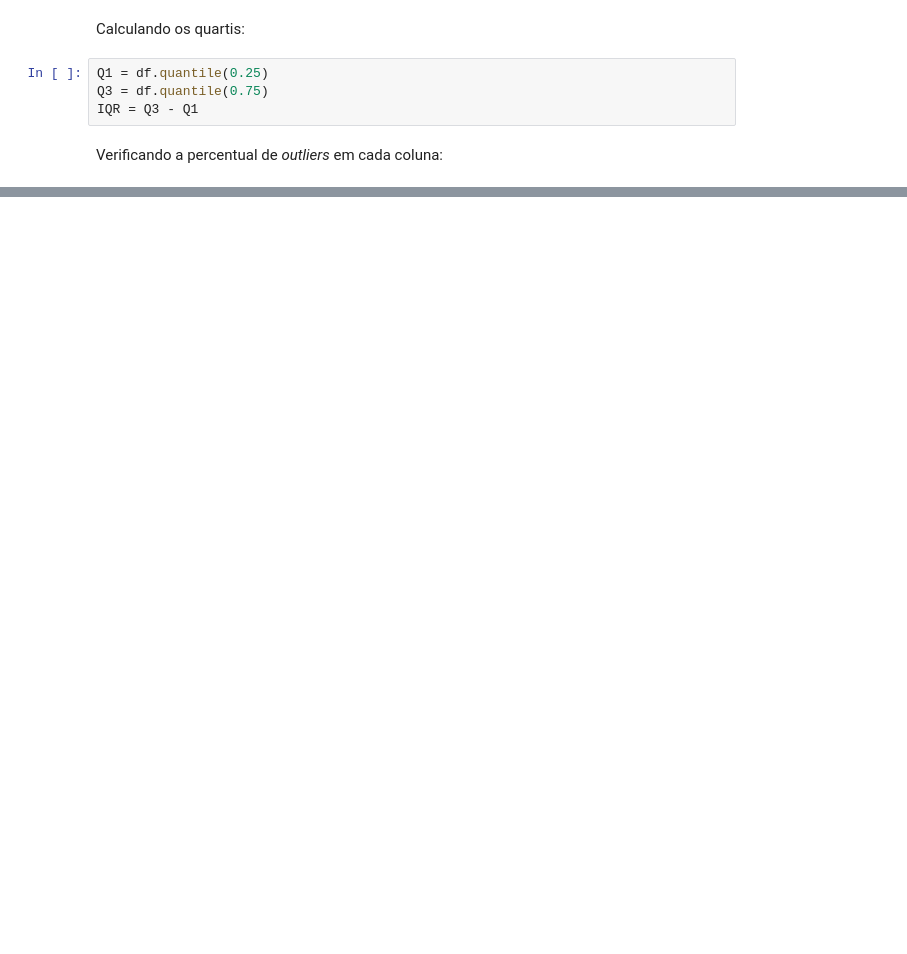
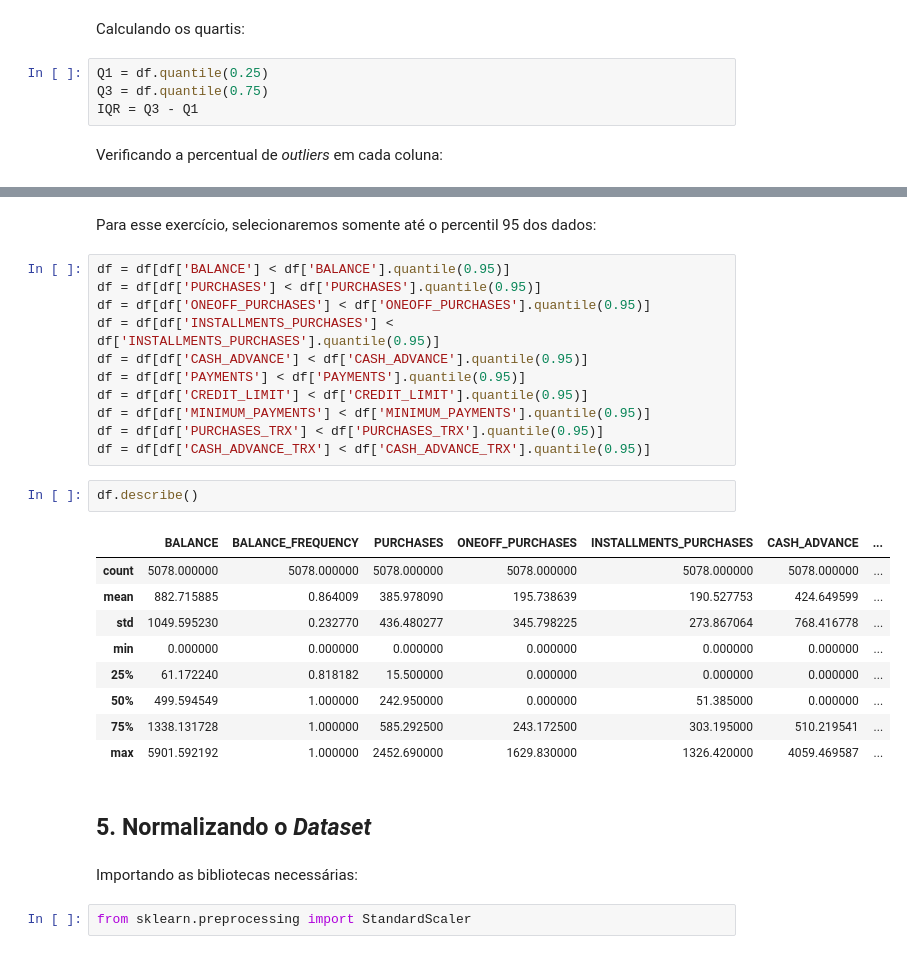
Before and after one commit to arnonvichy/exercicio_kmeans_dadosTabulares, a Jupyter notebook: Exercício - Kmeans - Dados Tabulares.ipynb, the cells around one changed output, grey strips where cells are left out. Cells and saved outputs as stored; diff of their text form; blank space fills up the shorter version.

```diff
--- a/Exercício - Kmeans - Dados Tabulares.ipynb
+++ b/Exercício - Kmeans - Dados Tabulares.ipynb
@@ -230,3 +216,34 @@ CUST_ID                              0.000000
 PURCHASES_FREQUENCY                  0.000000
 PURCHASES_INSTALLMENTS_FREQUENCY     0.000000
 dtype: float64
+# %% [markdown]
+Para esse exercício, selecionaremos somente até o percentil 95 dos dados:
+# %%
+df = df[df['BALANCE'] < df['BALANCE'].quantile(0.95)]
+df = df[df['PURCHASES'] < df['PURCHASES'].quantile(0.95)]
+df = df[df['ONEOFF_PURCHASES'] < df['ONEOFF_PURCHASES'].quantile(0.95)]
+df = df[df['INSTALLMENTS_PURCHASES'] < df['INSTALLMENTS_PURCHASES'].quantile(0.95)]
+df = df[df['CASH_ADVANCE'] < df['CASH_ADVANCE'].quantile(0.95)]
+df = df[df['PAYMENTS'] < df['PAYMENTS'].quantile(0.95)]
+df = df[df['CREDIT_LIMIT'] < df['CREDIT_LIMIT'].quantile(0.95)]
+df = df[df['MINIMUM_PAYMENTS'] < df['MINIMUM_PAYMENTS'].quantile(0.95)]
+df = df[df['PURCHASES_TRX'] < df['PURCHASES_TRX'].quantile(0.95)]
+df = df[df['CASH_ADVANCE_TRX'] < df['CASH_ADVANCE_TRX'].quantile(0.95)]
+# %%
+df.describe()
+# %% [output]
+|  | BALANCE | BALANCE_FREQUENCY | PURCHASES | ONEOFF_PURCHASES | INSTALLMENTS_PURCHASES | CASH_ADVANCE | ... |
+| count | 5078.000000 | 5078.000000 | 5078.000000 | 5078.000000 | 5078.000000 | 5078.000000 | ... |
+| mean | 882.715885 | 0.864009 | 385.978090 | 195.738639 | 190.527753 | 424.649599 | ... |
+| std | 1049.595230 | 0.232770 | 436.480277 | 345.798225 | 273.867064 | 768.416778 | ... |
+| min | 0.000000 | 0.000000 | 0.000000 | 0.000000 | 0.000000 | 0.000000 | ... |
+| 25% | 61.172240 | 0.818182 | 15.500000 | 0.000000 | 0.000000 | 0.000000 | ... |
+| 50% | 499.594549 | 1.000000 | 242.950000 | 0.000000 | 51.385000 | 0.000000 | ... |
+| 75% | 1338.131728 | 1.000000 | 585.292500 | 243.172500 | 303.195000 | 510.219541 | ... |
+| max | 5901.592192 | 1.000000 | 2452.690000 | 1629.830000 | 1326.420000 | 4059.469587 | ... |
+# %% [markdown]
+## 5. Normalizando o _Dataset_
+# %% [markdown]
+Importando as bibliotecas necessárias:
+# %%
+from sklearn.preprocessing import StandardScaler
```
Also changed, not shown: parts of 21 cells of this notebook.
